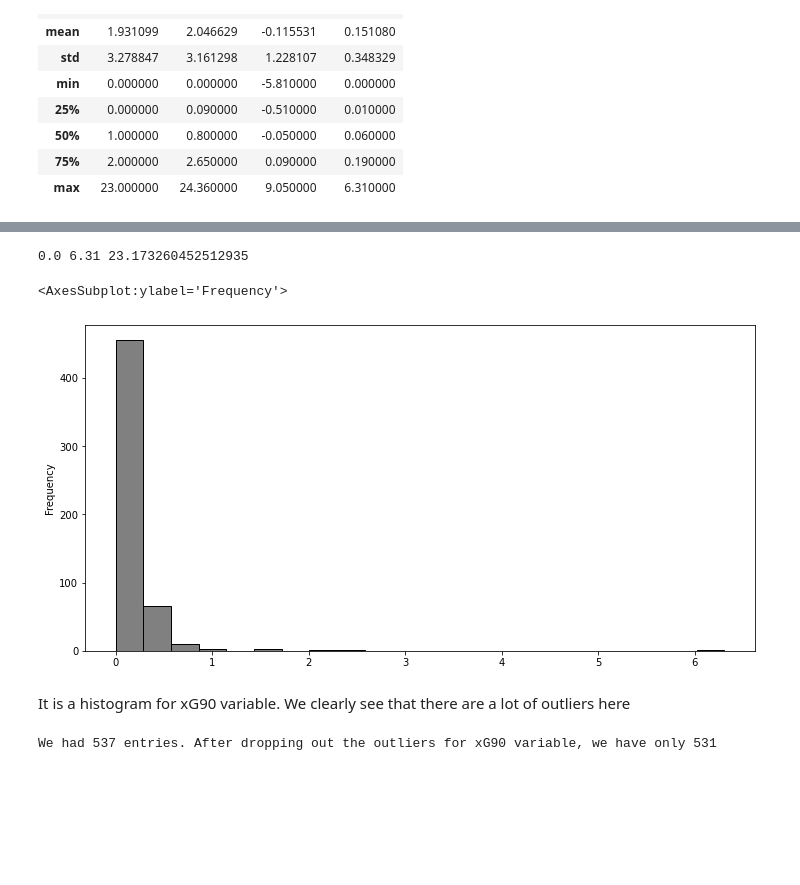
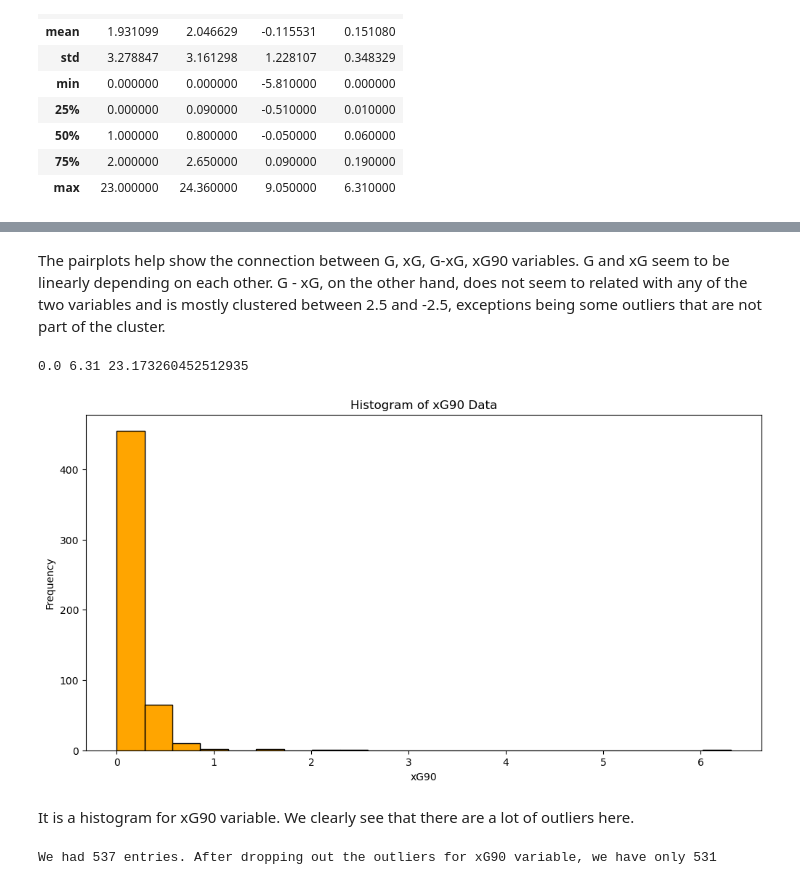
Before and after one commit to ubco-W2022T2-data301/group26, a Jupyter notebook: analysis/analysisAnanya.ipynb, the cells around one changed output, grey strips where cells are left out. Cells and saved outputs as stored; diff of their text form; code cells hidden in the pictures; blank space fills up the shorter version.

```diff
--- a/analysis/analysisAnanya.ipynb
+++ b/analysis/analysisAnanya.ipynb
@@ -92,15 +96,22 @@ Pairplots between G, xG, G-xG, xG90 variables. G and xG seem to be linearly depe
+# %% [markdown]
+The pairplots help show the connection between G, xG, G-xG, xG90 variables. G and xG seem to be linearly depending on each other. G - xG, on the other hand, does not seem to related with any of the two variables and is mostly clustered between 2.5 and -2.5, exceptions being some outliers that are not part of the cluster.
 # %%
+
 xG90_data = np.array(df['xG90'])
 print(xG90_data.min(), xG90_data.max(), math.sqrt(len(xG90_data)))
 xG90_bins = np.linspace(xG90_data.min(), xG90_data.max(), 23)
-df['xG90'].plot(kind='hist', bins=xG90_bins, figsize=(12,6), facecolor='grey',edgecolor='black')
+df['xG90'].plot(kind='hist', bins=xG90_bins, figsize=(12,6), facecolor='orange',edgecolor='black')
+
+plt.title("Histogram of xG90 Data")
+plt.xlabel("xG90")
+plt.ylabel("Frequency")
+plt.show()
 # %% [output]
 0.0 6.31 23.173260452512935
-<AxesSubplot:ylabel='Frequency'>
-[figure, old version]
+[figure, new version]
 # %% [markdown]
 It is a histogram for xG90 variable.
-We clearly see that there are a lot of outliers here
+We clearly see that there are a lot of outliers here.
 # %%
 def cleanoutliers(df, name):
     # Method Chain 3 (cleaning outliers for the 'name' variable)
```
Also changed, not shown: parts of 15 cells of this notebook.
